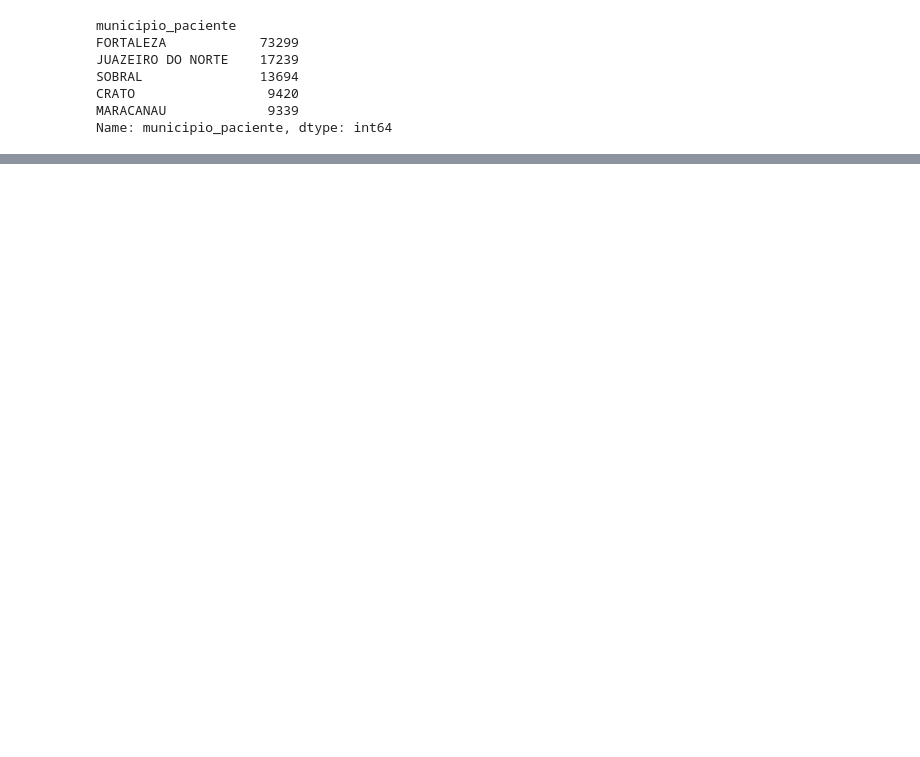
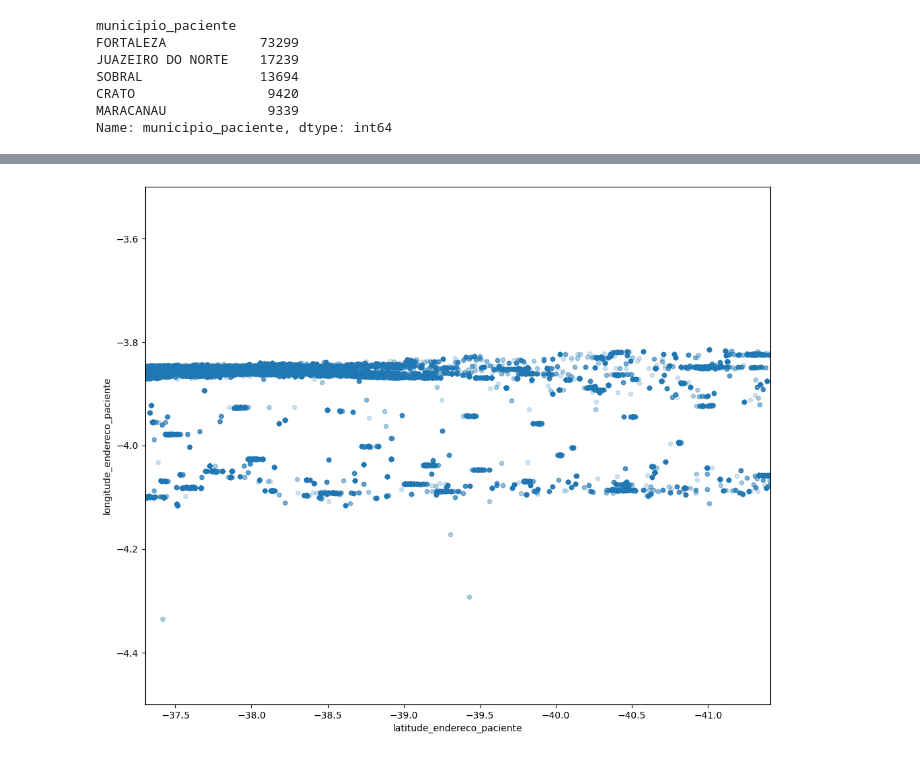
Before and after one commit to luan-prates/bootcamp-ds-aplicada-alura-2021, a Jupyter notebook: Projeto_M1.ipynb, the cells around one changed output, grey strips where cells are left out. Drawn from its saved outputs; the diff is of its cells as text; code cells hidden in the pictures; blank space fills up the shorter version.

```diff
--- a/Projeto_M1.ipynb
+++ b/Projeto_M1.ipynb
@@ -120,0 +204,13 @@ NoSuchDisplayException: ignored
+# %%
+#df_casos_positovos = df_casos[(df_casos["resultado_final_exame"] == 'Positivo')]
+#df_casos_positovos_dropna['longitude_endereco_paciente'].min()
+# latitude_endereco_paciente min = -7.83 max = -2.79
+# longitude_endereco_paciente min = -41.41 max = -37.3
+#df_casos_positovos_dropna["latitude_endereco_paciente"]
+
+df_casos_positovos_dropna["longitude_endereco_paciente"] = df_casos_positovos_dropna[(df_casos_positovos_dropna["longitude_endereco_paciente"] <=-2.79)&
+                          (df_casos_positovos_dropna["longitude_endereco_paciente"] >=-7.83)]
+
+
+df_casos_positovos_dropna["latitude_endereco_paciente"] = df_casos_positovos_dropna[(df_casos_positovos_dropna["latitude_endereco_paciente"] <=-37.30)&
+                          (df_casos_positovos_dropna["latitude_endereco_paciente"] >=-41.41)]
@@ -120,0 +234,4 @@ NoSuchDisplayException: ignored
+# %%
+teste = df_casos_positovos_dropna
+# %%
+teste = teste[(teste["latitude_endereco_paciente"] >=-41.41) & (teste["latitude_endereco_paciente"] <=-37.30) ]
@@ -120,0 +253,2 @@ NoSuchDisplayException: ignored
+# %%
+teste = teste[(teste["longitude_endereco_paciente"] >=-7.83)&(df_casos_positovos_dropna["longitude_endereco_paciente"] <=-2.79)]
@@ -120,0 +286,5 @@ NoSuchDisplayException: ignored
+# %%
+teste.plot(kind="scatter", x="latitude_endereco_paciente", y="longitude_endereco_paciente", xlim=(-37.30,-41.41),ylim=(-4.5,-3.5), alpha=0.2, figsize=(12,10))
+plt.show()
+# %% [output]
+[figure, added]
```
Also changed, not shown: parts of 28 cells of this notebook.
